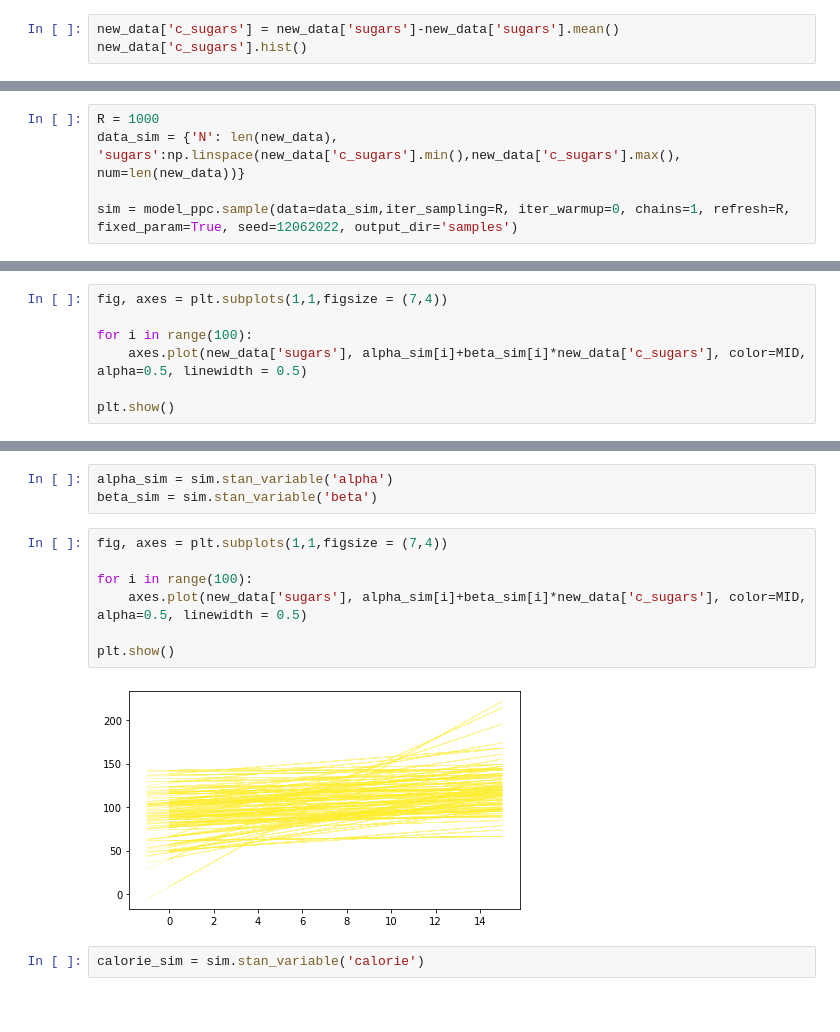
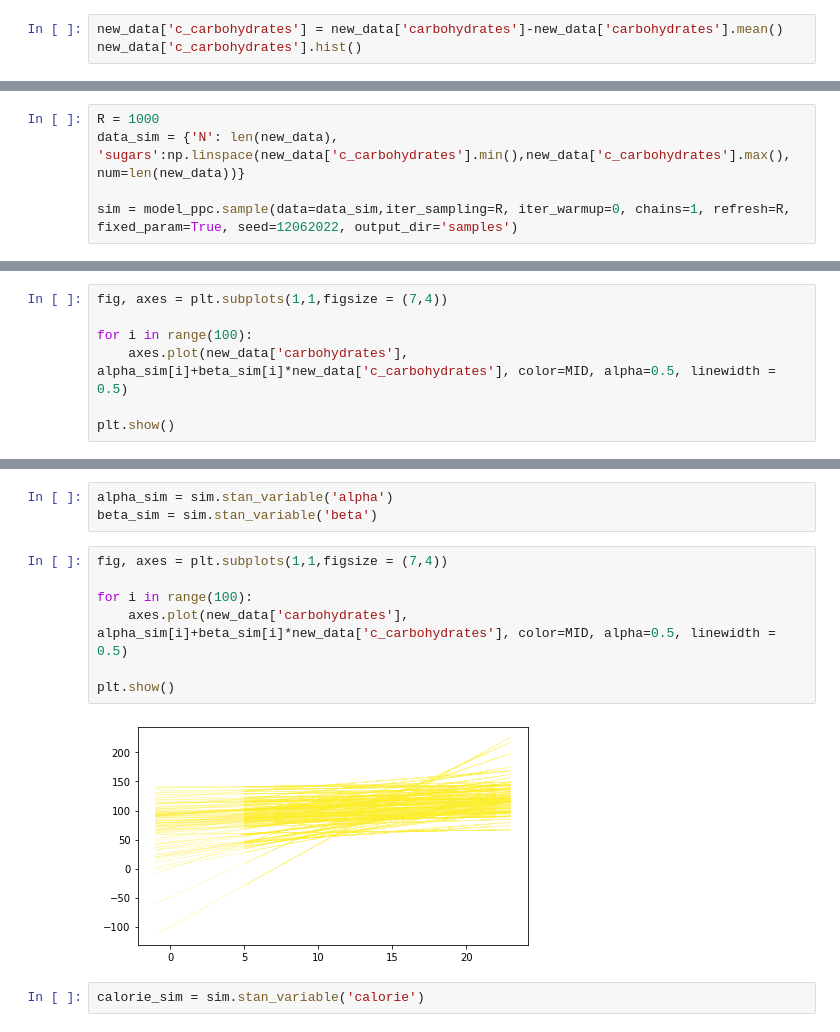
Before and after one commit to nsak99/DataAnalyticsProject, a Jupyter notebook: Project/project_2.ipynb, the cells around one changed output, grey strips where cells are left out. Drawn from its saved outputs; the diff is of its cells as text.

```diff
--- a/Project/project_2.ipynb
+++ b/Project/project_2.ipynb
@@ -130,8 +130,8 @@ plt.show()
 # %% [output]
 [figure]
 # %%
-new_data['c_sugars'] = new_data['sugars']-new_data['sugars'].mean()
-new_data['c_sugars'].hist()
+new_data['c_carbohydrates'] = new_data['carbohydrates']-new_data['carbohydrates'].mean()
+new_data['c_carbohydrates'].hist()
 # %% [output]
 A value is trying to be set on a copy of a slice from a DataFrame.
 Try using .loc[row_indexer,col_indexer] = value instead
@@ -146,7 +146,7 @@ model_ppc = cmdstanpy.CmdStanModel(stan_file='cereal_2a_ppc.stan')
 INFO:cmdstanpy:found newer exe file, not recompiling
 # %%
 R = 1000
-data_sim = {'N': len(new_data), 'sugars':np.linspace(new_data['c_sugars'].min(),new_data['c_sugars'].max(), num=len(new_data))}
+data_sim = {'N': len(new_data), 'sugars':np.linspace(new_data['c_carbohydrates'].min(),new_data['c_carbohydrates'].max(), num=len(new_data))}
 
 sim = model_ppc.sample(data=data_sim,iter_sampling=R, iter_warmup=0, chains=1, refresh=R, fixed_param=True, seed=12062022, output_dir='samples')
 # %% [output]
@@ -160,7 +160,7 @@ beta_sim = sim.stan_variable('beta')
 fig, axes = plt.subplots(1,1,figsize = (7,4))
 
 for i in range(100):
-    axes.plot(new_data['sugars'], alpha_sim[i]+beta_sim[i]*new_data['c_sugars'], color=MID, alpha=0.5, linewidth = 0.5)
+    axes.plot(new_data['carbohydrates'], alpha_sim[i]+beta_sim[i]*new_data['c_carbohydrates'], color=MID, alpha=0.5, linewidth = 0.5)
 
 plt.show()
 # %% [output]
@@ -181,12 +181,12 @@ beta_sim = sim.stan_variable('beta')
 # %%
 fig, axes = plt.subplots(1,1,figsize = (7,4))
 
 for i in range(100):
-    axes.plot(new_data['sugars'], alpha_sim[i]+beta_sim[i]*new_data['c_sugars'], color=MID, alpha=0.5, linewidth = 0.5)
+    axes.plot(new_data['carbohydrates'], alpha_sim[i]+beta_sim[i]*new_data['c_carbohydrates'], color=MID, alpha=0.5, linewidth = 0.5)
 
 plt.show()
 # %% [output]
-[figure, old version]
+[figure, new version]
 # %%
 calorie_sim = sim.stan_variable('calorie')
 # %%
```
Also changed, not shown: parts of 17 cells of this notebook.
